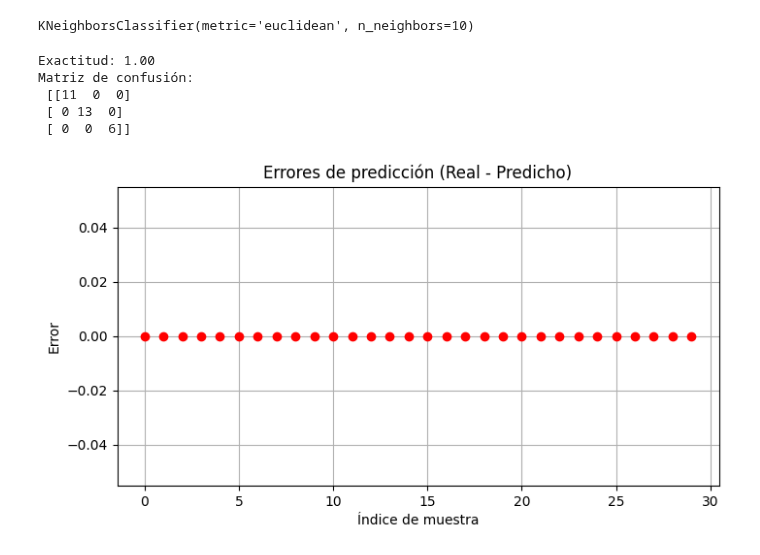
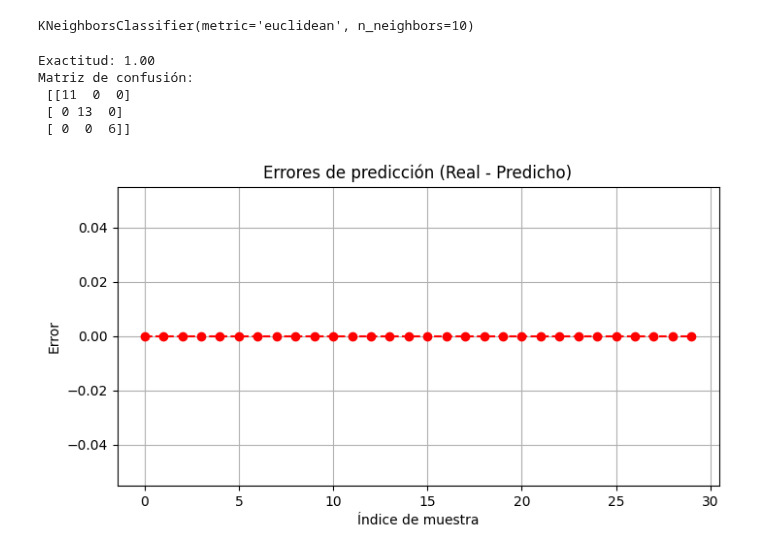
Before and after one commit to Divione-AAA/Ciencia-de-datos, a Jupyter notebook: knn/Iris/main.ipynb, the cells around one changed output. Saved outputs shown, nothing was run; the diff lists cells and outputs as text; code cells hidden in the pictures.

```diff
--- a/knn/Iris/main.ipynb
+++ b/knn/Iris/main.ipynb
@@ -86,24 +86,24 @@ resultados.to_csv('predicciones_knn.csv', index=False)
 # %%
 # Calcular métricas
 acc = accuracy_score(y_test, y_pred)
 cm = confusion_matrix(y_test, y_pred)
 
 print(f"Exactitud: {acc:.2f}")
 print("Matriz de confusión:\n", cm)
 
 # Plot de errores (diferencias entre real y predicho)
 error = y_test - y_pred
 plt.figure(figsize=(8,4))
-plt.plot(error, marker='o', linestyle='', color='red')
+plt.plot(error, marker='o', linestyle='dashed', color='red')
 plt.title('Errores de predicción (Real - Predicho)')
 plt.xlabel('Índice de muestra')
 plt.ylabel('Error')
 plt.grid(True)
 plt.show()
 # %% [output]
 Exactitud: 1.00
 Matriz de confusión:
  [[11  0  0]
  [ 0 13  0]
  [ 0  0  6]]
-[figure, old version]
+[figure, new version]
```
Also changed, not shown: 3 other files.
